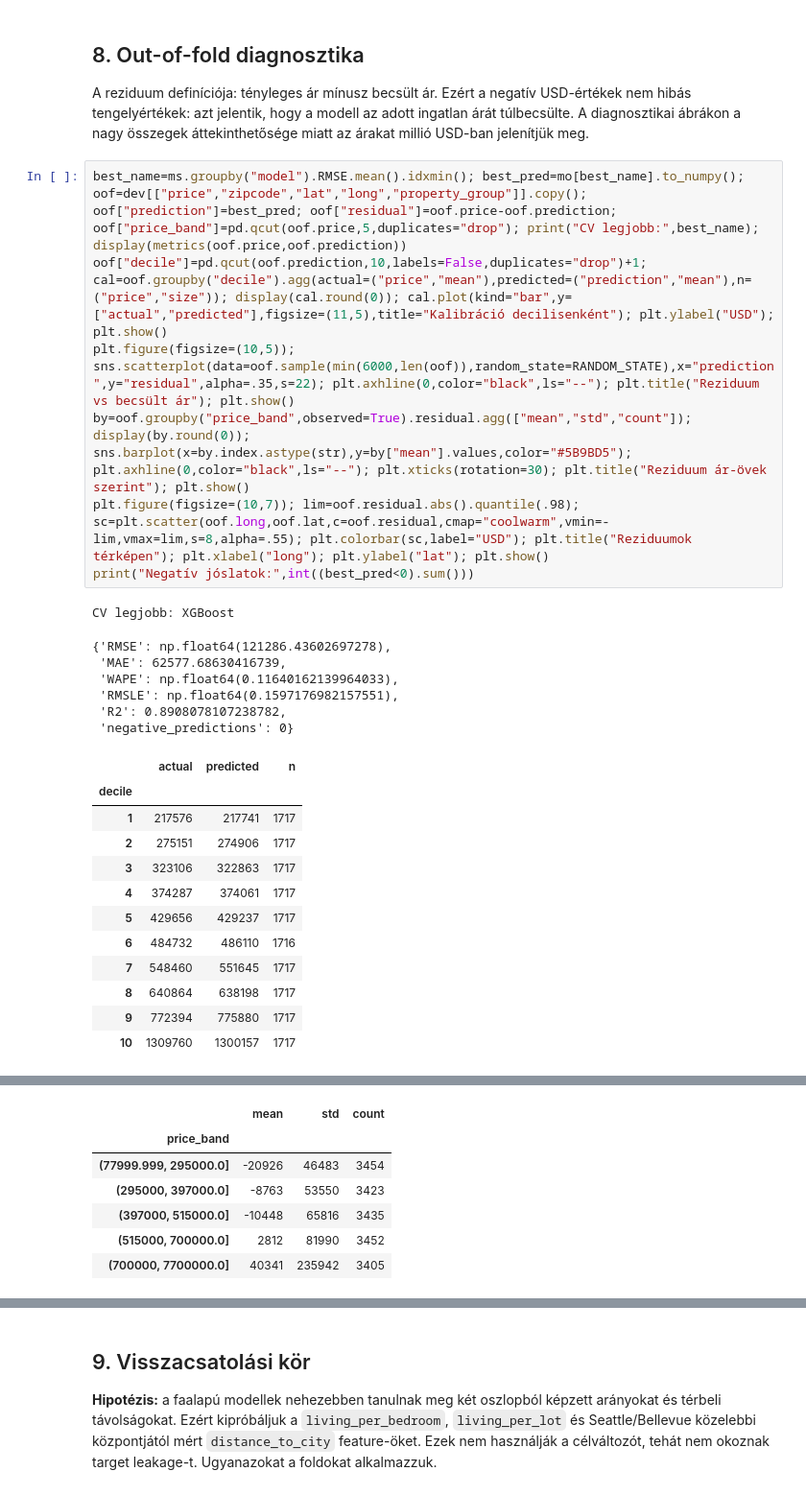
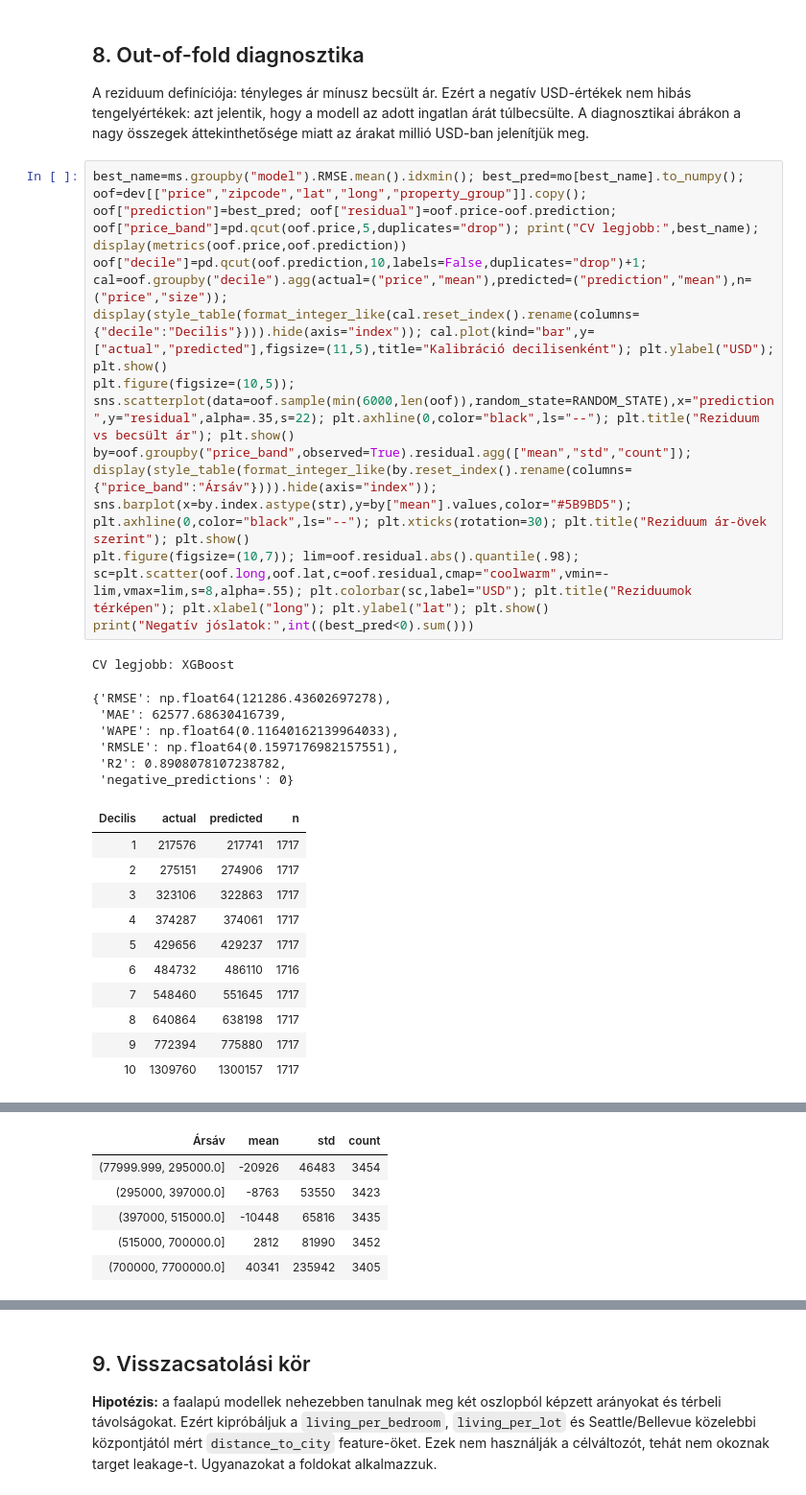
Before and after one commit to Zolester/Data-science-kurzus, a Jupyter notebook: 5. órai házik/king_county_regression_homework.ipynb, the cells around one changed output, grey strips where cells are left out. Shown at 96% size. Drawn from its saved outputs; the diff is of its cells as text.

Commit message:
Tidy out-of-fold diagnostic tables
Co-authored-by: Copilot App <223556219+Copilot@users.noreply.github.com>

```diff
--- a/5. órai házik/king_county_regression_homework.ipynb
+++ b/5. órai házik/king_county_regression_homework.ipynb
@@ -318,21 +307,20 @@ Az elsődleges választás a development adaton mért, csoportos CV RMSE. A line
 A reziduum definíciója: tényleges ár mínusz becsült ár. Ezért a negatív USD-értékek nem hibás tengelyértékek: azt jelentik, hogy a modell az adott ingatlan árát túlbecsülte. A diagnosztikai ábrákon a nagy összegek áttekinthetősége miatt az árakat millió USD-ban jelenítjük meg.
 # %%
 best_name=ms.groupby("model").RMSE.mean().idxmin(); best_pred=mo[best_name].to_numpy(); oof=dev[["price","zipcode","lat","long","property_group"]].copy(); oof["prediction"]=best_pred; oof["residual"]=oof.price-oof.prediction; oof["price_band"]=pd.qcut(oof.price,5,duplicates="drop"); print("CV legjobb:",best_name); display(metrics(oof.price,oof.prediction))
-oof["decile"]=pd.qcut(oof.prediction,10,labels=False,duplicates="drop")+1; cal=oof.groupby("decile").agg(actual=("price","mean"),predicted=("prediction","mean"),n=("price","size")); display(cal.round(0)); cal.plot(kind="bar",y=["actual","predicted"],figsize=(11,5),title="Kalibráció decilisenként"); plt.ylabel("USD"); plt.show()
+oof["decile"]=pd.qcut(oof.prediction,10,labels=False,duplicates="drop")+1; cal=oof.groupby("decile").agg(actual=("price","mean"),predicted=("prediction","mean"),n=("price","size")); display(style_table(format_integer_like(cal.reset_index().rename(columns={"decile":"Decilis"}))).hide(axis="index")); cal.plot(kind="bar",y=["actual","predicted"],figsize=(11,5),title="Kalibráció decilisenként"); plt.ylabel("USD"); plt.show()
 plt.figure(figsize=(10,5)); sns.scatterplot(data=oof.sample(min(6000,len(oof)),random_state=RANDOM_STATE),x="prediction",y="residual",alpha=.35,s=22); plt.axhline(0,color="black",ls="--"); plt.title("Reziduum vs becsült ár"); plt.show()
-by=oof.groupby("price_band",observed=True).residual.agg(["mean","std","count"]); display(by.round(0)); sns.barplot(x=by.index.astype(str),y=by["mean"].values,color="#5B9BD5"); plt.axhline(0,color="black",ls="--"); plt.xticks(rotation=30); plt.title("Reziduum ár-övek szerint"); plt.show()
+by=oof.groupby("price_band",observed=True).residual.agg(["mean","std","count"]); display(style_table(format_integer_like(by.reset_index().rename(columns={"price_band":"Ársáv"}))).hide(axis="index")); sns.barplot(x=by.index.astype(str),y=by["mean"].values,color="#5B9BD5"); plt.axhline(0,color="black",ls="--"); plt.xticks(rotation=30); plt.title("Reziduum ár-övek szerint"); plt.show()
 plt.figure(figsize=(10,7)); lim=oof.residual.abs().quantile(.98); sc=plt.scatter(oof.long,oof.lat,c=oof.residual,cmap="coolwarm",vmin=-lim,vmax=lim,s=8,alpha=.55); plt.colorbar(sc,label="USD"); plt.title("Reziduumok térképen"); plt.xlabel("long"); plt.ylabel("lat"); plt.show()
 print("Negatív jóslatok:",int((best_pred<0).sum()))
 # %% [output]
 CV legjobb: XGBoost
 {'RMSE': np.float64(121286.43602697278),
  'MAE': 62577.68630416739,
  'WAPE': np.float64(0.11640162139964033),
  'RMSLE': np.float64(0.1597176982157551),
  'R2': 0.8908078107238782,
  'negative_predictions': 0}
-|  | actual | predicted | n |
-| decile |  |  |  |
+| Decilis | actual | predicted | n |
 | 1 | 217576 | 217741 | 1717 |
 | 2 | 275151 | 274906 | 1717 |
 | 3 | 323106 | 322863 | 1717 |
@@ -345,8 +333,7 @@ CV legjobb: XGBoost
 | 10 | 1309760 | 1300157 | 1717 |
 [figure]
 [figure]
-|  | mean | std | count |
-| price_band |  |  |  |
+| Ársáv | mean | std | count |
 | (77999.999, 295000.0] | -20926 | 46483 | 3454 |
 | (295000, 397000.0] | -8763 | 53550 | 3423 |
 | (397000, 515000.0] | -10448 | 65816 | 3435 |
```
Also changed, not shown: parts of 1 cell of this notebook.
